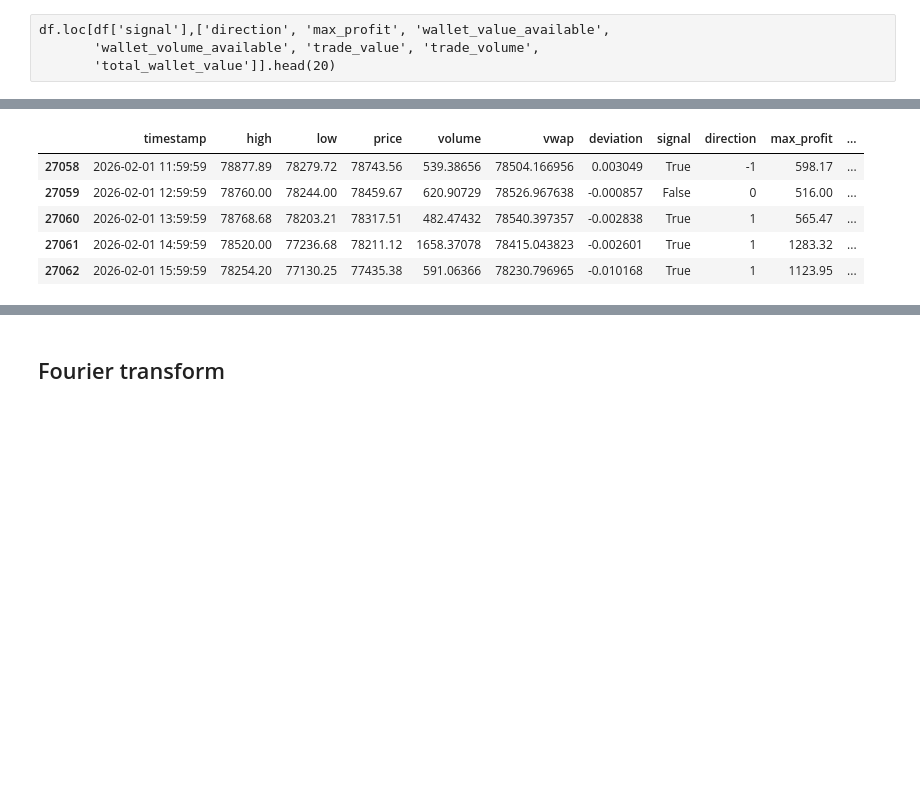
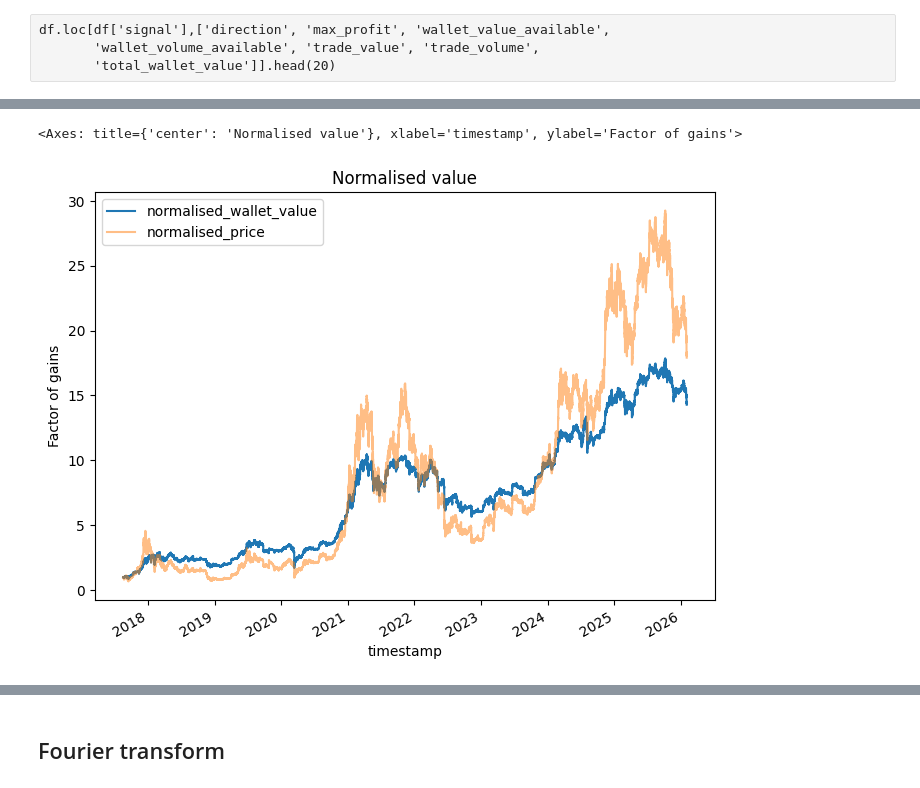
Before and after one commit to janalbertviljoen/Trading_Bot, a Jupyter notebook: run_bot.ipynb, the cells around one changed output, grey strips where cells are left out. Cells and saved outputs as stored; diff of their text form; code cells hidden in the pictures; blank space fills up the shorter version.

Commit message:
Added normalised values

```diff
--- a/run_bot.ipynb
+++ b/run_bot.ipynb
@@ -71,9 +71,9 @@ ax[1].ticklabel_format(axis='y', style='sci', scilimits=(0, 0))
-# %%
-df.tail()
-# %% [output]
-|  | timestamp | high | low | price | volume | vwap | deviation | signal | direction | max_profit | ... |
-| 27058 | 2026-02-01 11:59:59 | 78877.89 | 78279.72 | 78743.56 | 539.38656 | 78504.166956 | 0.003049 | True | -1 | 598.17 | ... |
-| 27059 | 2026-02-01 12:59:59 | 78760.00 | 78244.00 | 78459.67 | 620.90729 | 78526.967638 | -0.000857 | False | 0 | 516.00 | ... |
-| 27060 | 2026-02-01 13:59:59 | 78768.68 | 78203.21 | 78317.51 | 482.47432 | 78540.397357 | -0.002838 | True | 1 | 565.47 | ... |
-| 27061 | 2026-02-01 14:59:59 | 78520.00 | 77236.68 | 78211.12 | 1658.37078 | 78415.043823 | -0.002601 | True | 1 | 1283.32 | ... |
-| 27062 | 2026-02-01 15:59:59 | 78254.20 | 77130.25 | 77435.38 | 591.06366 | 78230.796965 | -0.010168 | True | 1 | 1123.95 | ... |
+# %%
+fig, ax = plt.subplots(figsize=(8, 6))
+
+# Left panel
+df.plot(ax=ax, x='timestamp', y='normalised_wallet_value', ylabel="Factor of gains", title="Normalised value")
+df.plot(ax=ax, x='timestamp', y='normalised_price', alpha=0.5)
+# %% [output]
+<Axes: title={'center': 'Normalised value'}, xlabel='timestamp', ylabel='Factor of gains'>
+[figure, added]
```
Also changed, not shown: parts of 12 cells of this notebook, 1 other file.
